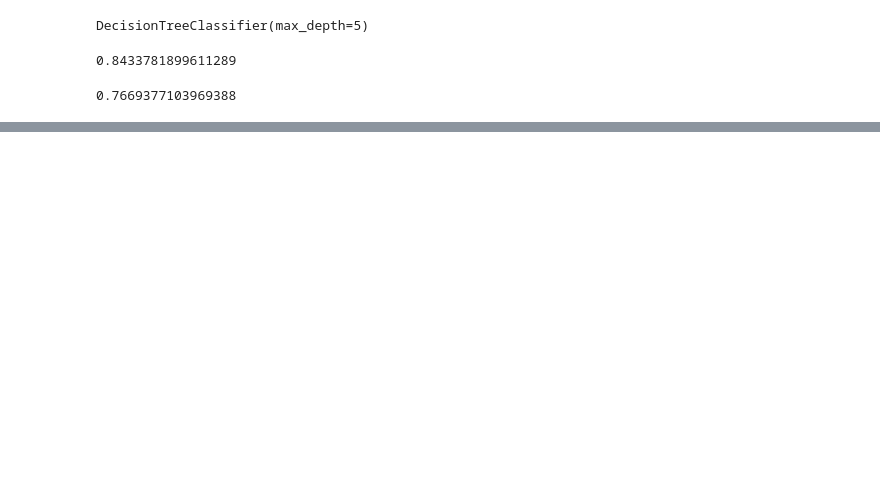
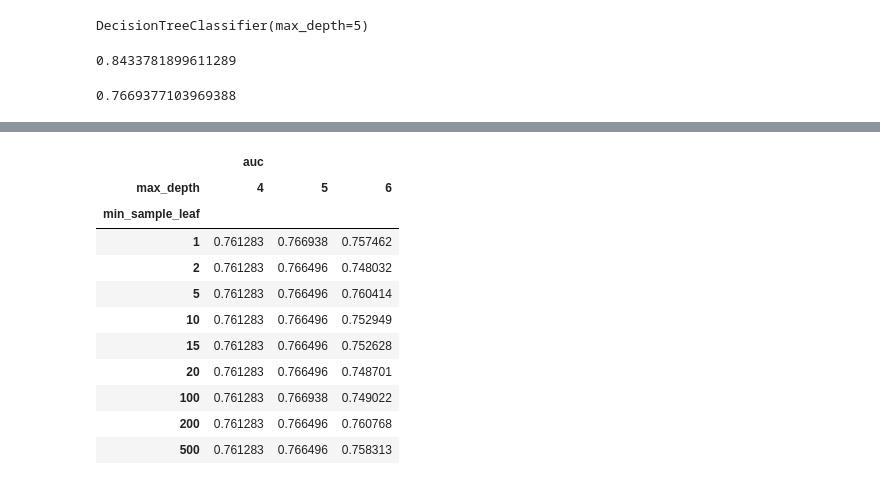
Before and after one commit to psychAura/Machine-Learning-Zoomcamp, a Jupyter notebook: Decision Trees/trees.ipynb, the cells around one changed output, grey strips where cells are left out. Drawn from its saved outputs; the diff is of its cells as text; code cells hidden in the pictures; blank space fills up the shorter version.

```diff
--- a/Decision Trees/trees.ipynb
+++ b/Decision Trees/trees.ipynb
@@ -281,0 +353,16 @@ print(export_text(dt, feature_names = dv.get_feature_names_out()))
+# %%
+df_scores_pivot = df_scores.pivot(index = 'min_sample_leaf', columns = ['max_depth'], values= ['auc'])
+df_scores_pivot
+# %% [output]
+|  | auc |  |  |
+| max_depth | 4 | 5 | 6 |
+| min_sample_leaf |  |  |  |
+| 1 | 0.761283 | 0.766938 | 0.757462 |
+| 2 | 0.761283 | 0.766496 | 0.748032 |
+| 5 | 0.761283 | 0.766496 | 0.760414 |
+| 10 | 0.761283 | 0.766496 | 0.752949 |
+| 15 | 0.761283 | 0.766496 | 0.752628 |
+| 20 | 0.761283 | 0.766496 | 0.748701 |
+| 100 | 0.761283 | 0.766938 | 0.749022 |
+| 200 | 0.761283 | 0.766496 | 0.760768 |
+| 500 | 0.761283 | 0.766496 | 0.758313 |
```
Also changed, not shown: parts of 14 cells of this notebook.
